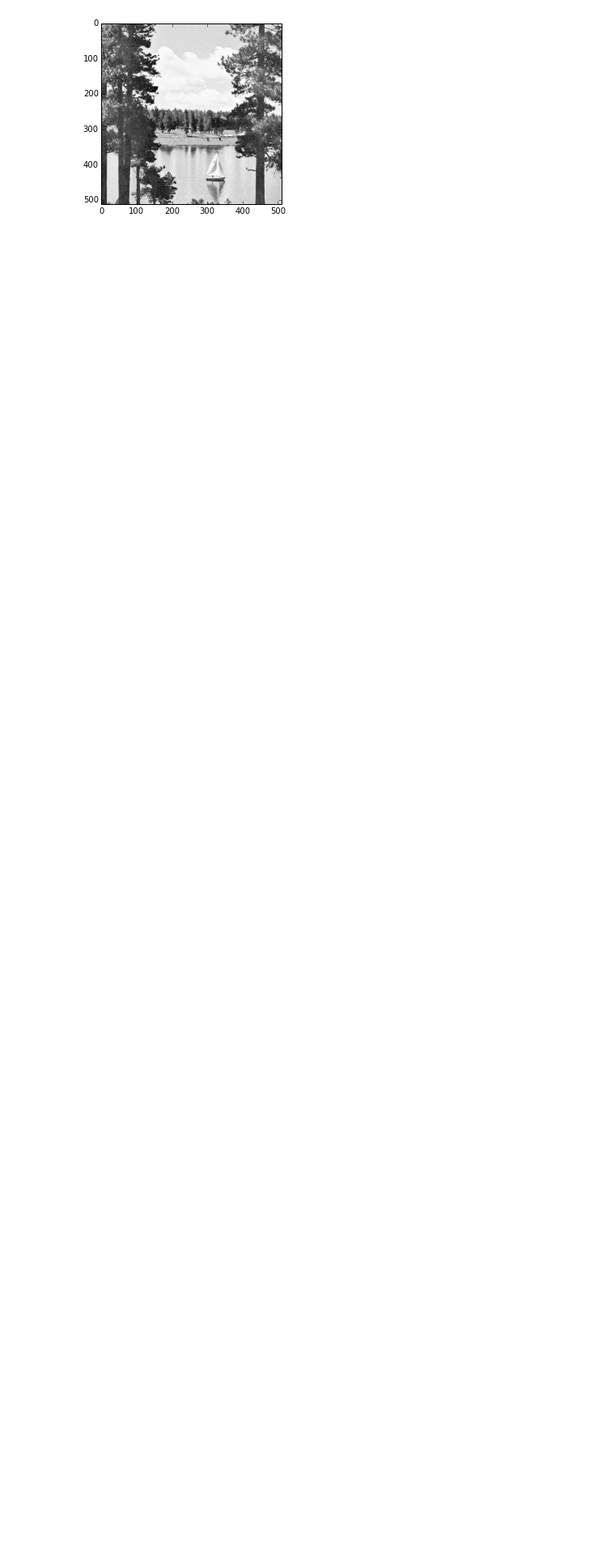
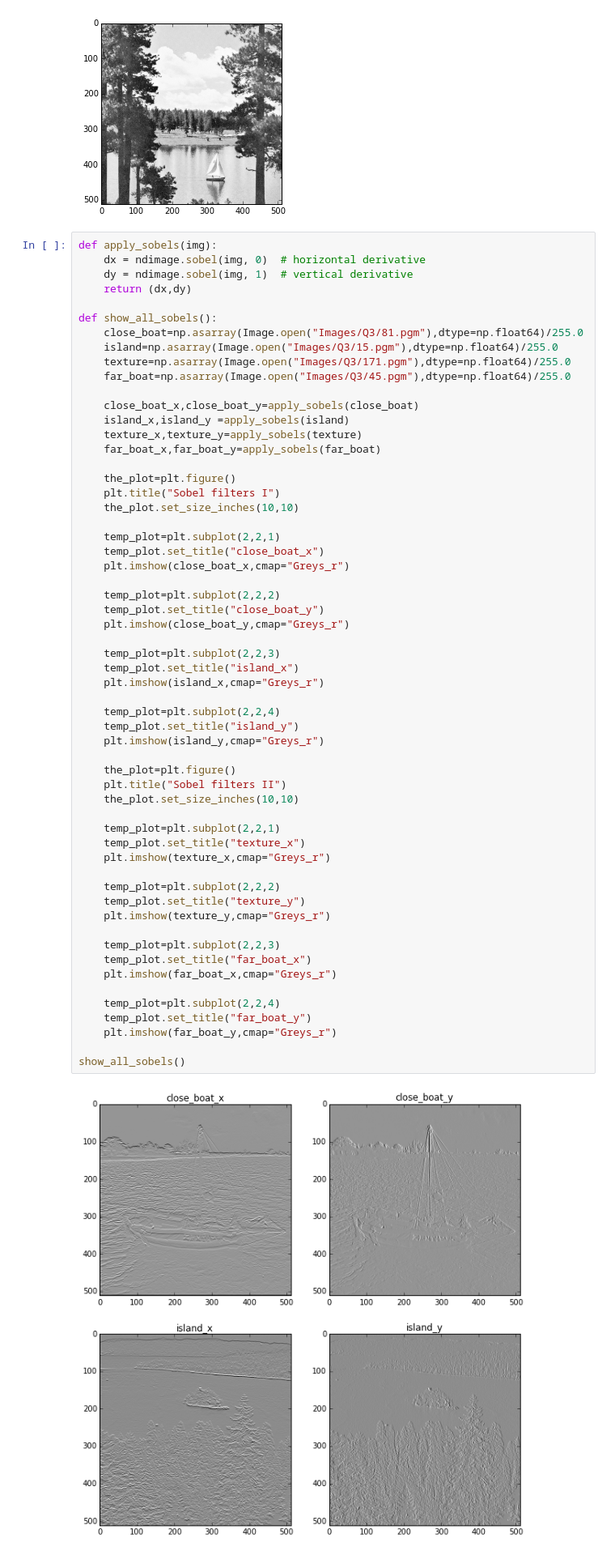
Before and after one commit to NCEghtebas/ComputerVisionCT, a Jupyter notebook: HW3/Q3.ipynb, the cells around one changed output. Shown at 81% size. Cells and saved outputs as stored; diff of their text form; blank space fills up the shorter version.

```diff
--- a/HW3/Q3.ipynb
+++ b/HW3/Q3.ipynb
@@ -24,3 +25,63 @@ plt.imshow(far_boat, cmap="Greys_r")
 [figure]
 [figure]
 [figure]
+# %%
+def apply_sobels(img):
+    dx = ndimage.sobel(img, 0)  # horizontal derivative
+    dy = ndimage.sobel(img, 1)  # vertical derivative
+    return (dx,dy)
+
+def show_all_sobels():
+    close_boat=np.asarray(Image.open("Images/Q3/81.pgm"),dtype=np.float64)/255.0
+    island=np.asarray(Image.open("Images/Q3/15.pgm"),dtype=np.float64)/255.0
+    texture=np.asarray(Image.open("Images/Q3/171.pgm"),dtype=np.float64)/255.0
+    far_boat=np.asarray(Image.open("Images/Q3/45.pgm"),dtype=np.float64)/255.0
+
+    close_boat_x,close_boat_y=apply_sobels(close_boat)
+    island_x,island_y =apply_sobels(island)
+    texture_x,texture_y=apply_sobels(texture)
+    far_boat_x,far_boat_y=apply_sobels(far_boat)
+
+    the_plot=plt.figure()
+    plt.title("Sobel filters I")
+    the_plot.set_size_inches(10,10)
+
+    temp_plot=plt.subplot(2,2,1)
+    temp_plot.set_title("close_boat_x")
+    plt.imshow(close_boat_x,cmap="Greys_r")
+
+    temp_plot=plt.subplot(2,2,2)
+    temp_plot.set_title("close_boat_y")
+    plt.imshow(close_boat_y,cmap="Greys_r")
+
+    temp_plot=plt.subplot(2,2,3)
+    temp_plot.set_title("island_x")
+    plt.imshow(island_x,cmap="Greys_r")
+
+    temp_plot=plt.subplot(2,2,4)
+    temp_plot.set_title("island_y")
+    plt.imshow(island_y,cmap="Greys_r")
+
+    the_plot=plt.figure()
+    plt.title("Sobel filters II")
+    the_plot.set_size_inches(10,10)
+
+    temp_plot=plt.subplot(2,2,1)
+    temp_plot.set_title("texture_x")
+    plt.imshow(texture_x,cmap="Greys_r")
+
+    temp_plot=plt.subplot(2,2,2)
+    temp_plot.set_title("texture_y")
+    plt.imshow(texture_y,cmap="Greys_r")
+
+    temp_plot=plt.subplot(2,2,3)
+    temp_plot.set_title("far_boat_x")
+    plt.imshow(far_boat_x,cmap="Greys_r")
+
+    temp_plot=plt.subplot(2,2,4)
+    temp_plot.set_title("far_boat_y")
+    plt.imshow(far_boat_y,cmap="Greys_r")
+
+show_all_sobels()
+# %% [output]
+[figure, added]
```
Also changed, not shown: parts of 4 cells of this notebook, 7 other files.
